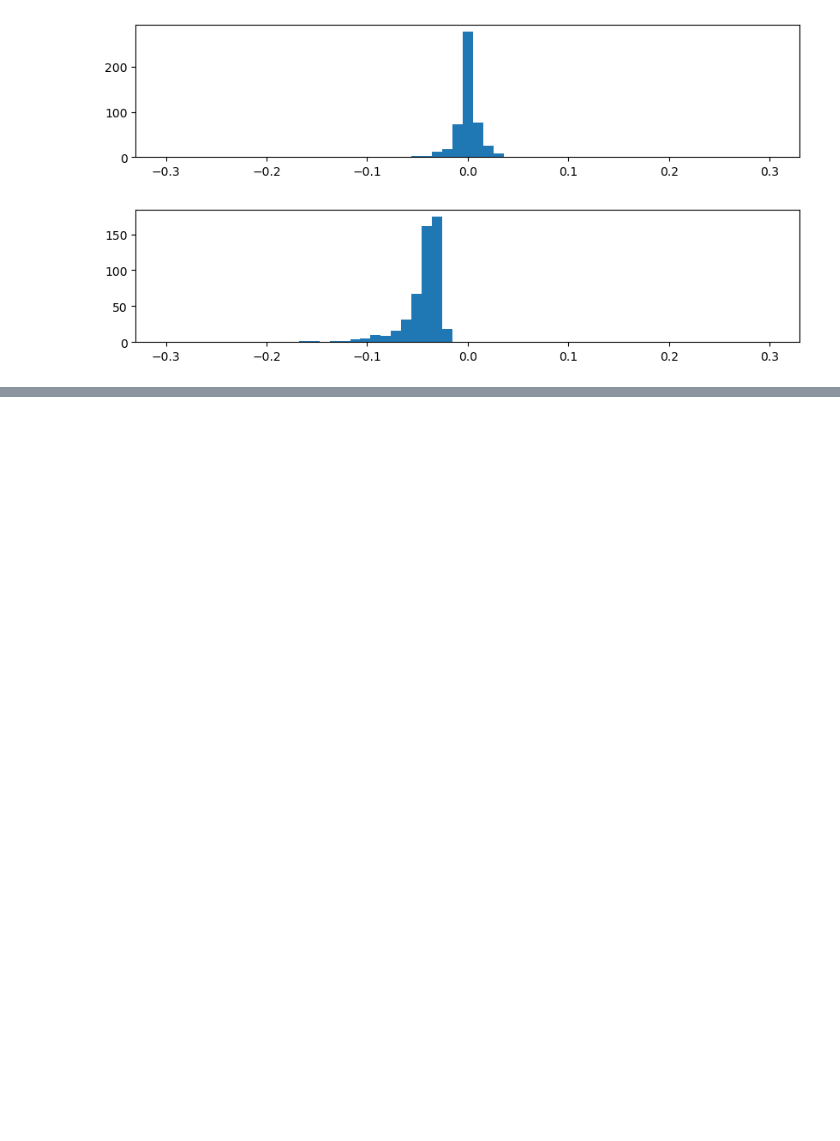
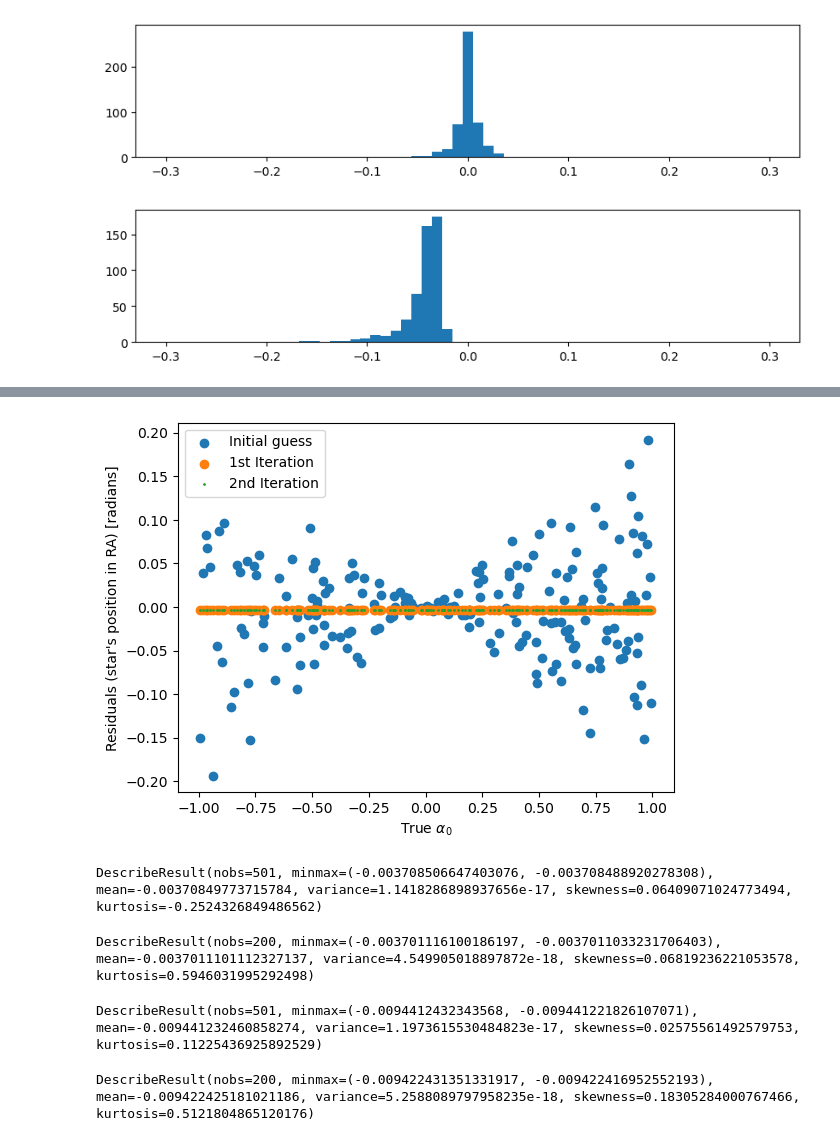
Before and after one commit to JASMINE-Mission/jasmine_agistoy, a Jupyter notebook: notebook/demonstration2D_positions_only.ipynb, the cells around one changed output, grey strips where cells are left out. Saved outputs shown, nothing was run; the diff lists cells and outputs as text; code cells hidden in the pictures; blank space fills up the shorter version.

```diff
--- a/notebook/demonstration2D_positions_only.ipynb
+++ b/notebook/demonstration2D_positions_only.ipynb
@@ -1933,0 +2272,28 @@ plt.hist((ehat2[:,5]-scalet)/scalet,bins=np.linspace(-0.3,0.3,60));
+# %%
+j = 0
+plt.scatter(src[:,1+j],shat[:,1+j]-src[:,1+j],label="Initial guess")
+plt.scatter(src[:,1+j],shat1[:,1+j]-src[:,1+j],label="1st Iteration")
+plt.scatter(src[:,1+j],shat2[:,1+j]-src[:,1+j],label="2nd Iteration",s=1)
+plt.legend()
+
+plt.xlabel("{}".format([r"True $\alpha_0$",r"True $\delta_0$",r"True $\mu_{\alpha_0}$",
+                        r"True $\mu_{\delta_0}$",r"True $\varpi_0$"][j]));
+plt.ylabel("Residuals (star's position in {}) [radians]".format("RA" if j==0 else "DEC"));
+# %% [output]
+[figure, added]
+# %%
+scipy.stats.describe(ehat2[:,2]-exp[:,2])
+# %% [output]
+DescribeResult(nobs=501, minmax=(-0.003708506647403076, -0.003708488920278308), mean=-0.00370849773715784, variance=1.1418286898937656e-17, skewness=0.06409071024773494, kurtosis=-0.2524326849486562)
+# %%
+scipy.stats.describe(shat2[:,1]-src[:,1])
+# %% [output]
+DescribeResult(nobs=200, minmax=(-0.003701116100186197, -0.0037011033231706403), mean=-0.0037011101112327137, variance=4.549905018897872e-18, skewness=0.06819236221053578, kurtosis=0.5946031995292498)
+# %%
+scipy.stats.describe(ehat2[:,3]-exp[:,3])
+# %% [output]
+DescribeResult(nobs=501, minmax=(-0.0094412432343568, -0.009441221826107071), mean=-0.009441232460858274, variance=1.1973615530484823e-17, skewness=0.02575561492579753, kurtosis=0.11225436925892529)
+# %%
+scipy.stats.describe(shat2[:,2]-src[:,2])
+# %% [output]
+DescribeResult(nobs=200, minmax=(-0.009422431351331917, -0.009422416952552193), mean=-0.009422425181021186, variance=5.2588089797958235e-18, skewness=0.18305284000767466, kurtosis=0.5121804865120176)
```
Also changed, not shown: parts of 168 cells of this notebook.
